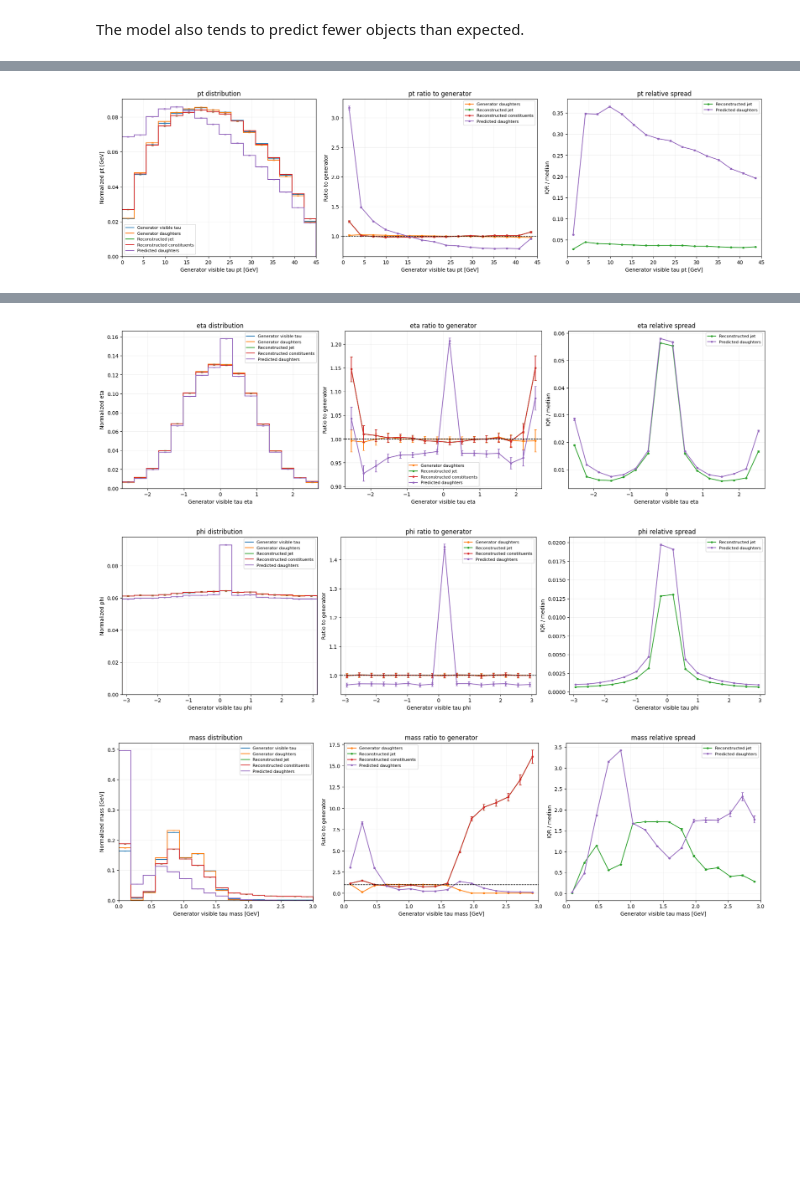
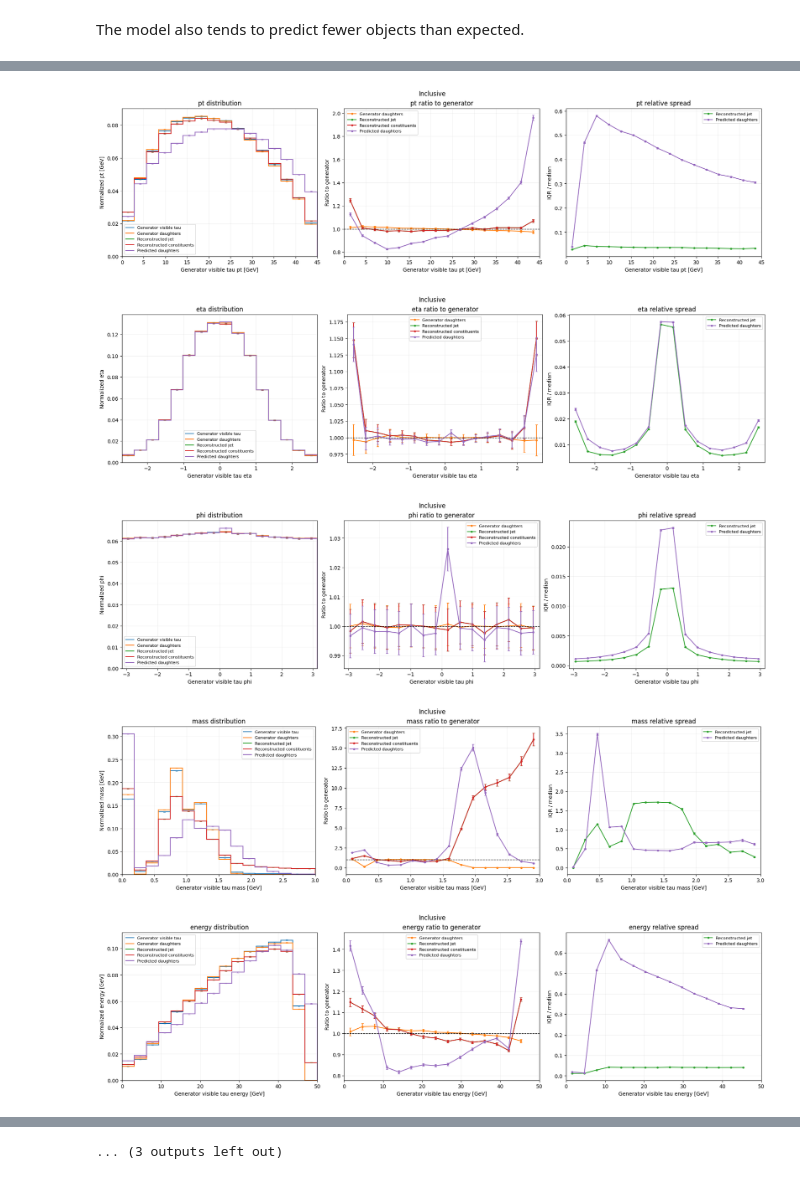
Before and after one commit to HEP-KBFI/ml-tau-model, a Jupyter notebook: mltau/notebooks/ParTauDETR_evaluation.ipynb, the cells around one changed output, grey strips where cells are left out. Saved outputs shown, nothing was run; the diff lists cells and outputs as text; code cells hidden in the pictures; blank space fills up the shorter version.

Commit message:
Update DETR notebooks

```diff
--- a/mltau/notebooks/ParTauDETR_evaluation.ipynb
+++ b/mltau/notebooks/ParTauDETR_evaluation.ipynb
@@ -10,7 +2,7 @@
 import pandas as pd
 import os.path
 # %%
-df = pd.read_parquet(os.path.expanduser('~/tmp/260916_ParTauDETR_pred.parquet'))
+df = pd.read_parquet(os.path.expanduser('~/tmp/20260916_ParTauDETR_weightChargeCount0_weightParentCharge0p5_100epochs-model_best.parquet'))
 # %%
 df.head()
 # %% [output]
@@ -525,6 +550,12 @@ def source_quantity(field, quantity, is_array):
         result.append(value)
     return np.asarray(result)
 # %%
-plot_quantity("pt")
+for selection_label, event_mask in event_selections.items():
+    for quantity in quantity_ranges:
+        plot_quantity(quantity, event_mask=event_mask, selection_label=selection_label)
 # %% [output]
-[figure, old version]
+[figure, new version]
+[figure, added]
+[figure, added]
+[figure, added]
+[figure, added]
@@ -531,12 +569 @@ plot_quantity("pt")
+... (3 outputs left out)
-# %%
-plot_quantity("eta")
-# %% [output]
-[figure, removed]
-# %%
-plot_quantity("phi")
-# %% [output]
-[figure, removed]
-# %%
-plot_quantity("mass")
-# %% [output]
-[figure, removed]
```
Also changed, not shown: parts of 10 cells of this notebook, 1 other file.
